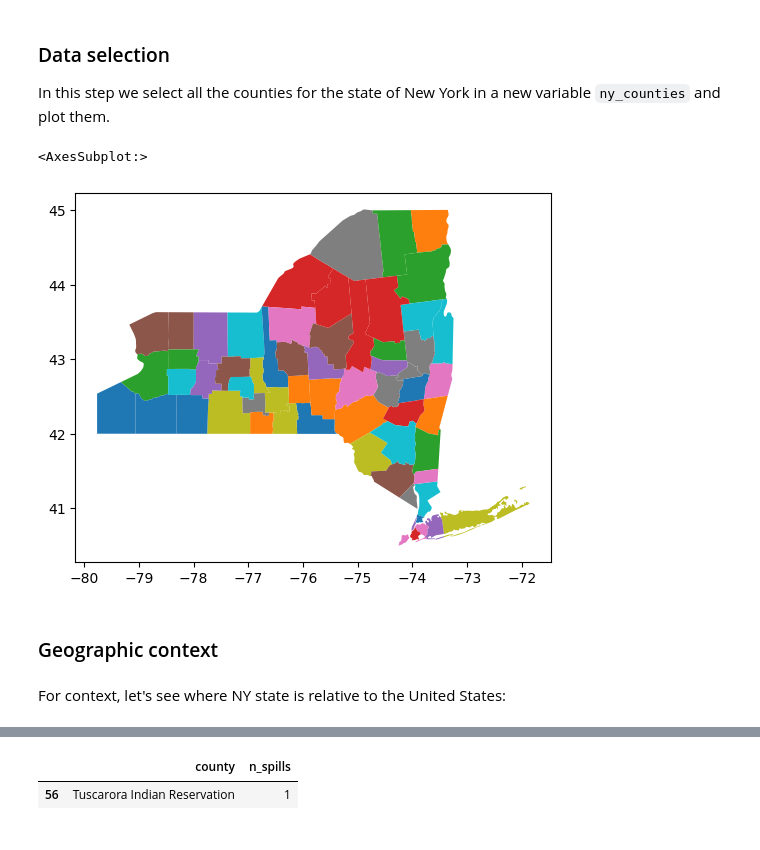
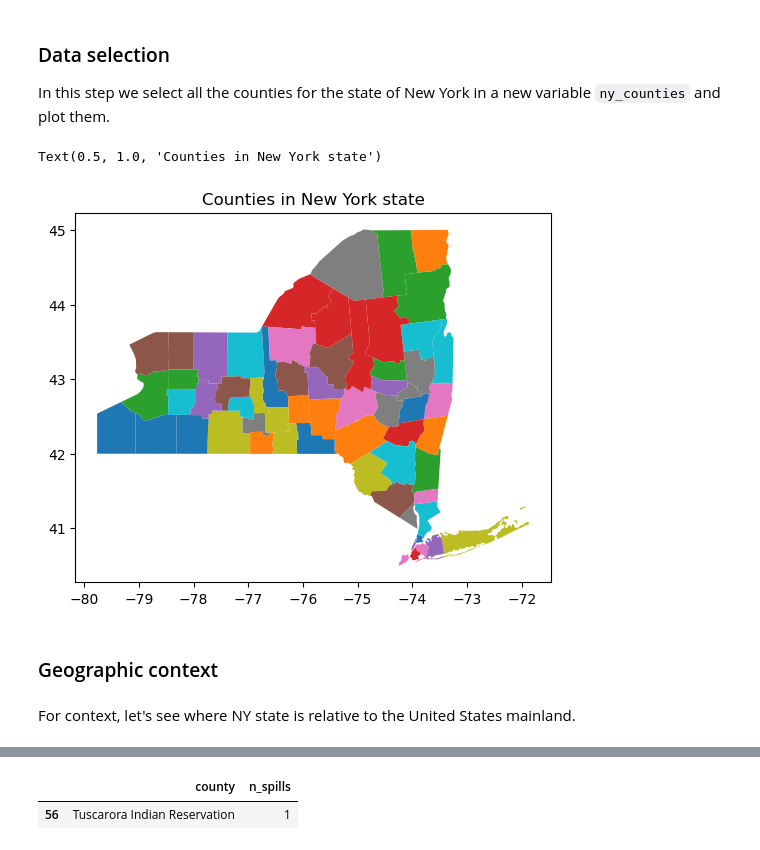
Before and after one commit to carmengg/eds220-oil-spills-sample-repo, a Jupyter notebook: NY-state-spills-per-county.ipynb, the cells around one changed output, grey strips where cells are left out. Saved outputs shown, nothing was run; the diff lists cells and outputs as text; code cells hidden in the pictures.

```diff
--- a/NY-state-spills-per-county.ipynb
+++ b/NY-state-spills-per-county.ipynb
@@ -185,14 +185,19 @@ old column names:
 
 In this step we select all the counties for the state of New York in a new variable `ny_counties` and plot them.
 # %%
-# select NY counties data and plot it
+# select NY counties data
 ny_counties = counties[counties.region == 'NY']
-ny_counties.plot(column='name')
+
+# --------------------------------------
+# plot
+fig, ax = plt.subplots()
+ny_counties.plot(ax=ax, column='name')
+ax.set_title('Counties in New York state')
 # %% [output]
-<AxesSubplot:>
+Text(0.5, 1.0, 'Counties in New York state')
-[figure, old version]
+[figure, new version]
 # %% [markdown]
 ### Geographic context
 # %% [markdown]
-For context, let's see where NY state is relative to the United States:
+For context, let's see where NY state is relative to the United States mainland.
 # %%
```
Also changed, not shown: parts of 10 cells of this notebook.
